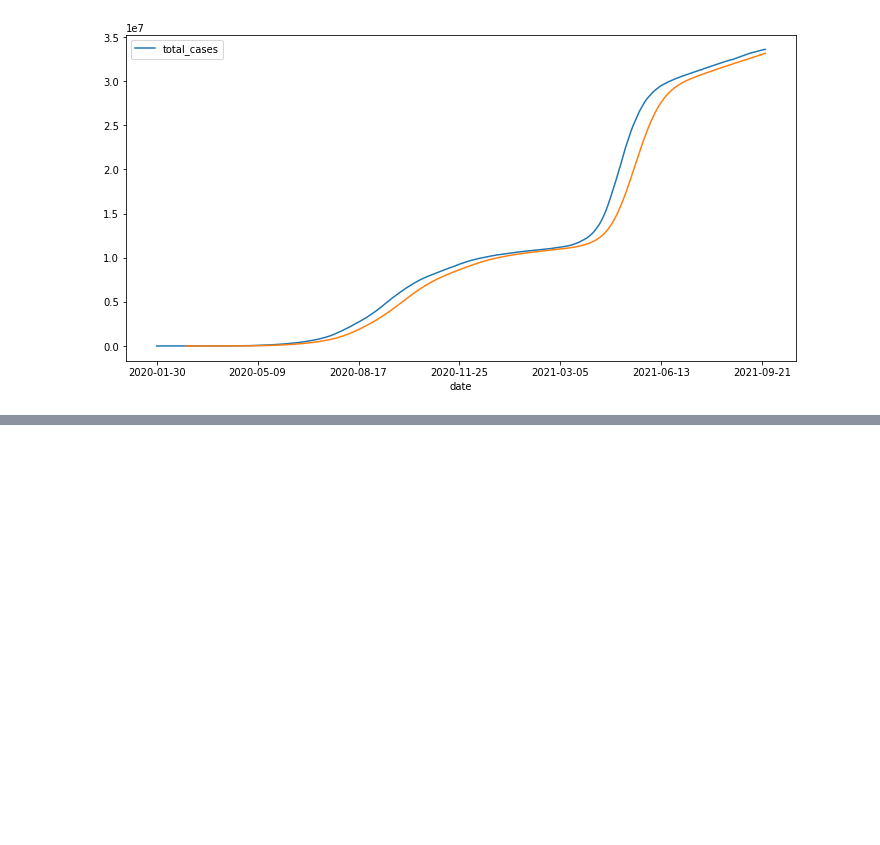
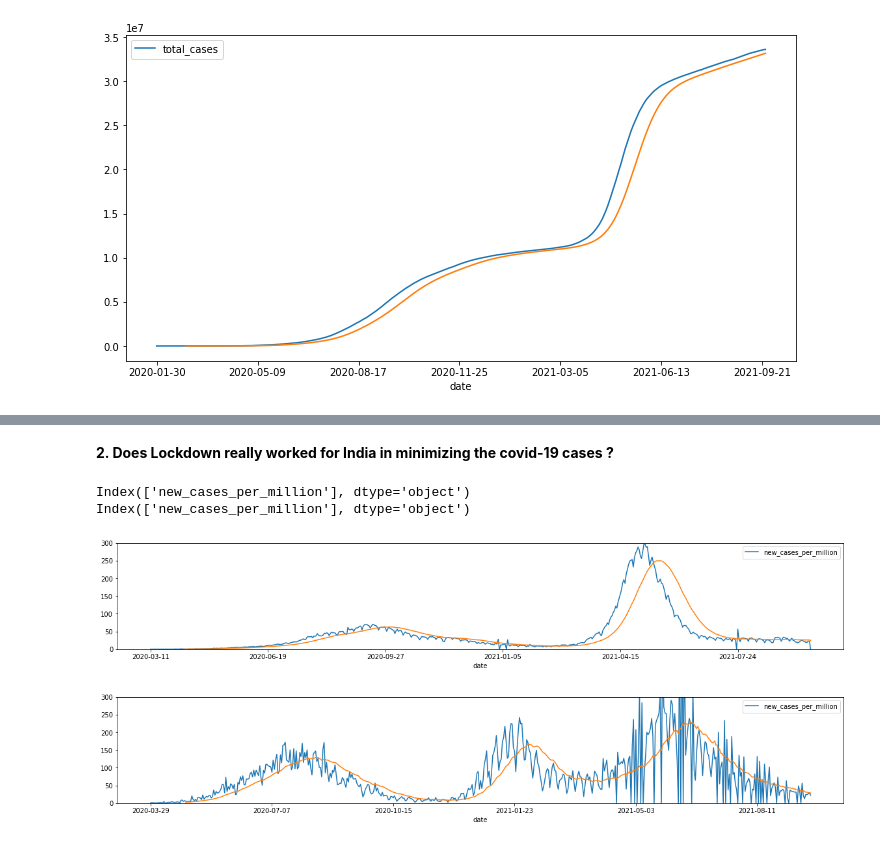
Before and after one commit to Indranil-Sarmah/CA600-Mini-Project-Impact-of-Covid19-Data-Analysis, a Jupyter notebook: CA600_Mini_Project.ipynb, the cells around one changed output, grey strips where cells are left out. Cells and saved outputs as stored; diff of their text form; code cells hidden in the pictures; blank space fills up the shorter version.

```diff
--- a/CA600_Mini_Project.ipynb
+++ b/CA600_Mini_Project.ipynb
@@ -85,0 +142,35 @@ us_tc.plot(figsize=(12,6))
+# %% [markdown]
+**2. Does Lockdown really worked for India in minimizing the covid-19 cases ?**
+# %%
+
+def plot_covid_data(country, col, plot_ma=False, y_max=150):
+
+    # Get indexes for location rows equal to country name
+    indexer = owid_df[owid_df['location']==country].index
+    # Get dataframe location and column data for country name
+    country_df = owid_df.loc[indexer, 'date':col]
+    # Delete NaN values
+    country_df = country_df.dropna()
+    # Set date as index
+    country_df.set_index('date', inplace=True)
+    # Remove all columns except for what we need
+    country_df.drop(country_df.columns.difference([col]), 1, inplace=True)
+    country_df.plot(figsize=(20,3), ylim=[0,y_max])
+
+    # Plot moving average if requested
+    if plot_ma:
+        # Plot a 30 day moving average
+        country_df.rolling(window=30).mean()[col].plot()
+    print(country_df.columns)
+
+# Least restrictive lockdown
+plot_covid_data('India', 'new_cases_per_million', True,300)
+# Most restrictive lockdown measures , India compared to bolavia lockdown
+plot_covid_data('Bolivia', 'new_cases_per_million', True,300)
+
+# owid_df.columns
+# %% [output]
+Index(['new_cases_per_million'], dtype='object')
+Index(['new_cases_per_million'], dtype='object')
+[figure, added]
+[figure, added]
```
Also changed, not shown: parts of 20 cells of this notebook.
